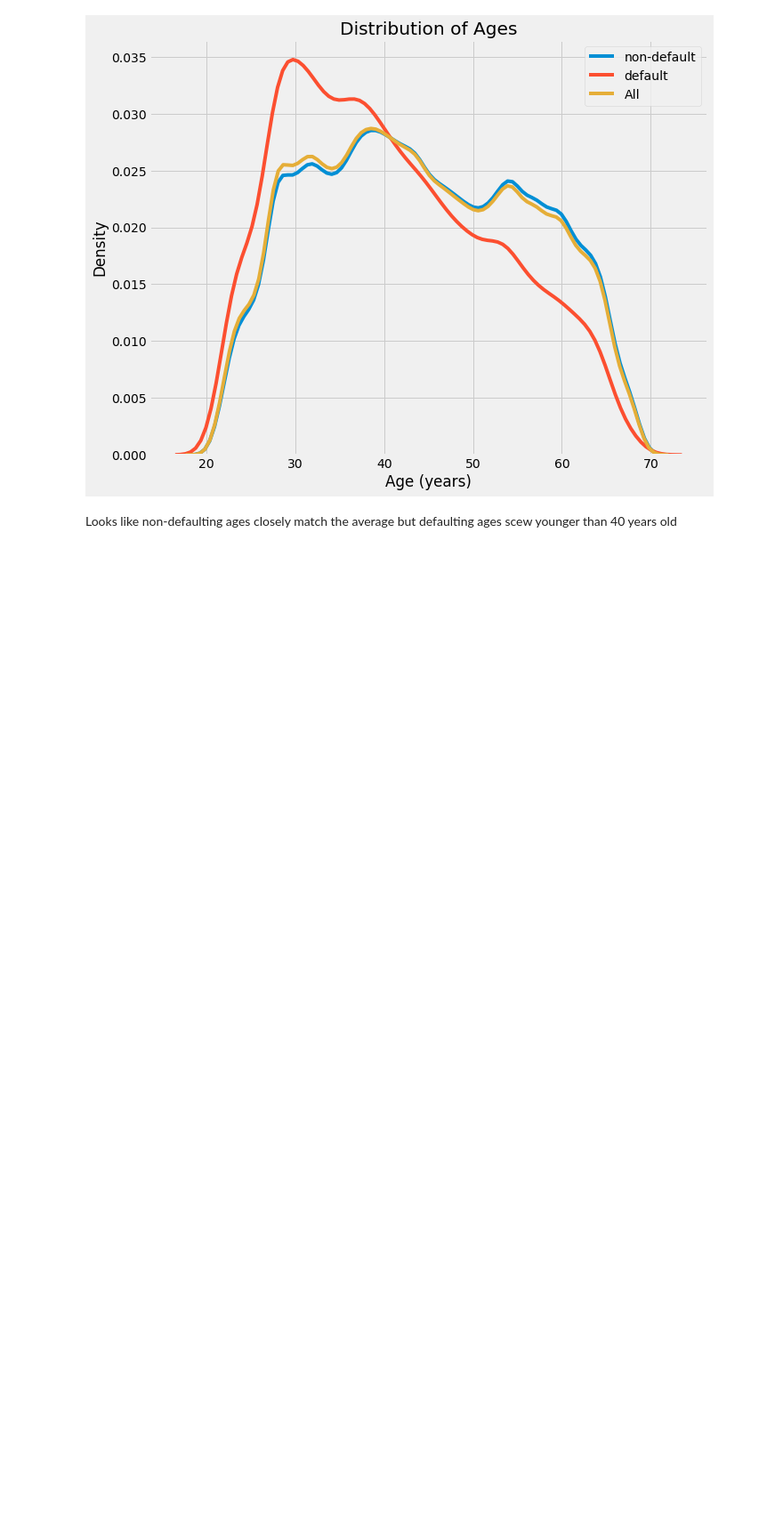
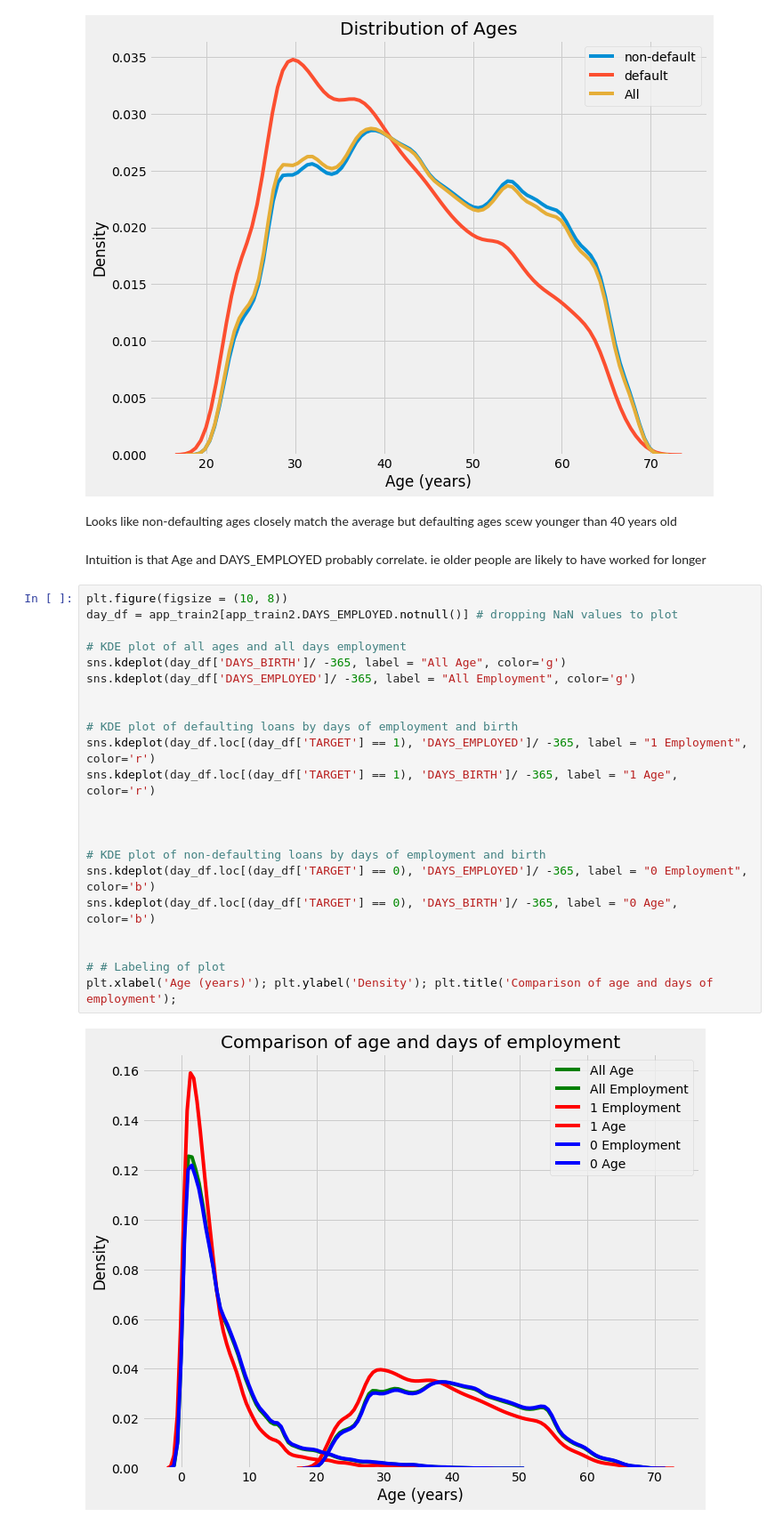
Before and after one commit to LegalEd/unbankedcredit, a Jupyter notebook: unbankedcredit.ipynb, the cells around one changed output. Shown at 89% size. Drawn from its saved outputs; the diff is of its cells as text; blank space fills up the shorter version.

```diff
--- a/unbankedcredit.ipynb
+++ b/unbankedcredit.ipynb
@@ -532,3 +519,29 @@ plt.xlabel('Age (years)'); plt.ylabel('Density'); plt.title('Distribution of Age
 [figure]
 # %% [markdown]
 Looks like non-defaulting ages closely match the average but defaulting ages scew younger than 40 years old
+# %% [markdown]
+Intuition is that Age and DAYS_EMPLOYED probably correlate. ie older people are likely to have worked for longer
+# %%
+plt.figure(figsize = (10, 8))
+day_df = app_train2[app_train2.DAYS_EMPLOYED.notnull()] # dropping NaN values to plot
+
+# KDE plot of all ages and all days employment
+sns.kdeplot(day_df['DAYS_BIRTH']/ -365, label = "All Age", color='g')
+sns.kdeplot(day_df['DAYS_EMPLOYED']/ -365, label = "All Employment", color='g')
+
+
+# KDE plot of defaulting loans by days of employment and birth
+sns.kdeplot(day_df.loc[(day_df['TARGET'] == 1), 'DAYS_EMPLOYED']/ -365, label = "1 Employment", color='r')
+sns.kdeplot(day_df.loc[(day_df['TARGET'] == 1), 'DAYS_BIRTH']/ -365, label = "1 Age", color='r')
+
+
+
+# KDE plot of non-defaulting loans by days of employment and birth
+sns.kdeplot(day_df.loc[(day_df['TARGET'] == 0), 'DAYS_EMPLOYED']/ -365, label = "0 Employment", color='b')
+sns.kdeplot(day_df.loc[(day_df['TARGET'] == 0), 'DAYS_BIRTH']/ -365, label = "0 Age", color='b')
+
+
+# # Labeling of plot
+plt.xlabel('Age (years)'); plt.ylabel('Density'); plt.title('Comparison of age and days of employment');
+# %% [output]
+[figure, added]
```
Also changed, not shown: parts of 15 cells of this notebook.
